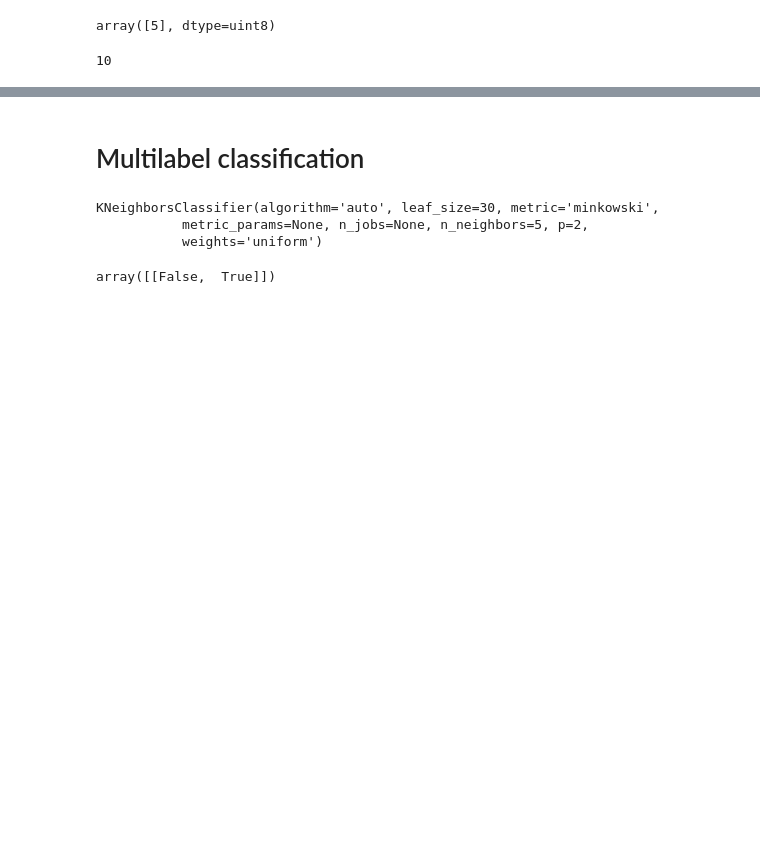
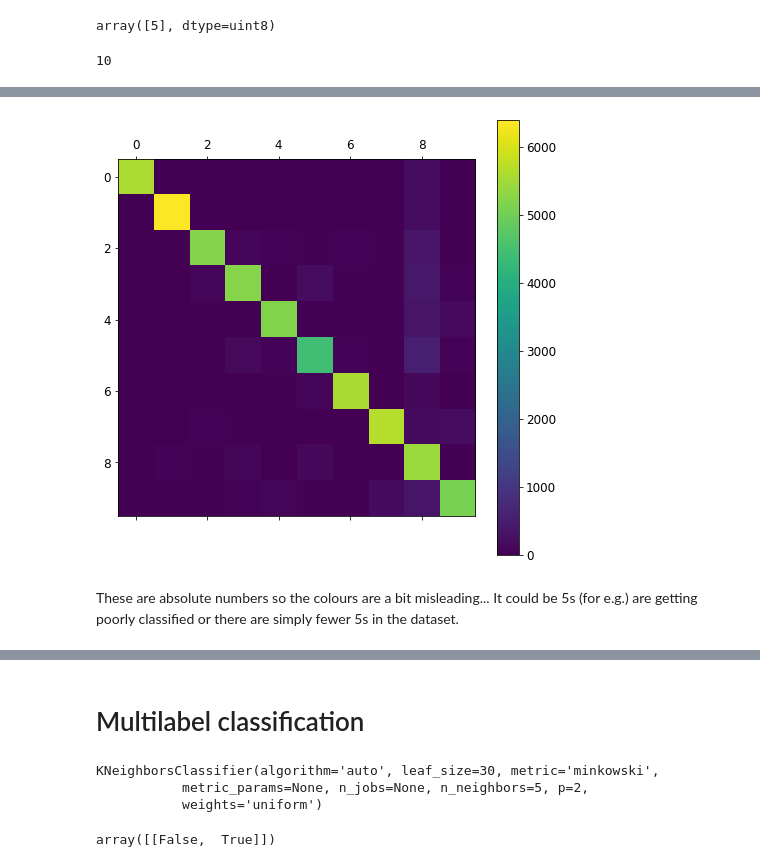
Before and after one commit to m1kejay/handson-workthrough, a Jupyter notebook: 03_classification.ipynb, the cells around one changed output, grey strips where cells are left out. Saved outputs shown, nothing was run; the diff lists cells and outputs as text; code cells hidden in the pictures; blank space fills up the shorter version.

```diff
--- a/03_classification.ipynb
+++ b/03_classification.ipynb
@@ -646,3 +743,9 @@ Saving figure confusion_matrix_plot
+# %%
+plot_confusion_matrix(conf_mx)
+# %% [output]
+[figure, added]
+# %% [markdown]
+These are absolute numbers so the colours are a bit misleading... It could be 5s (for e.g.) are getting poorly classified or there are simply fewer 5s in the dataset.
 # %%
 row_sums = conf_mx.sum(axis=1, keepdims=True)
 norm_conf_mx = conf_mx / row_sums
```
Also changed, not shown: parts of 40 cells of this notebook, 1 other file.
